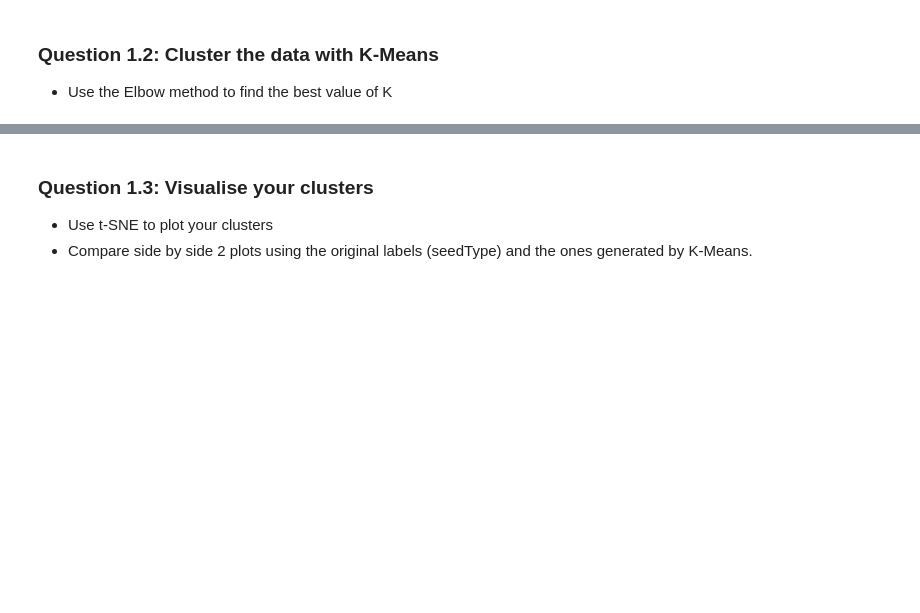
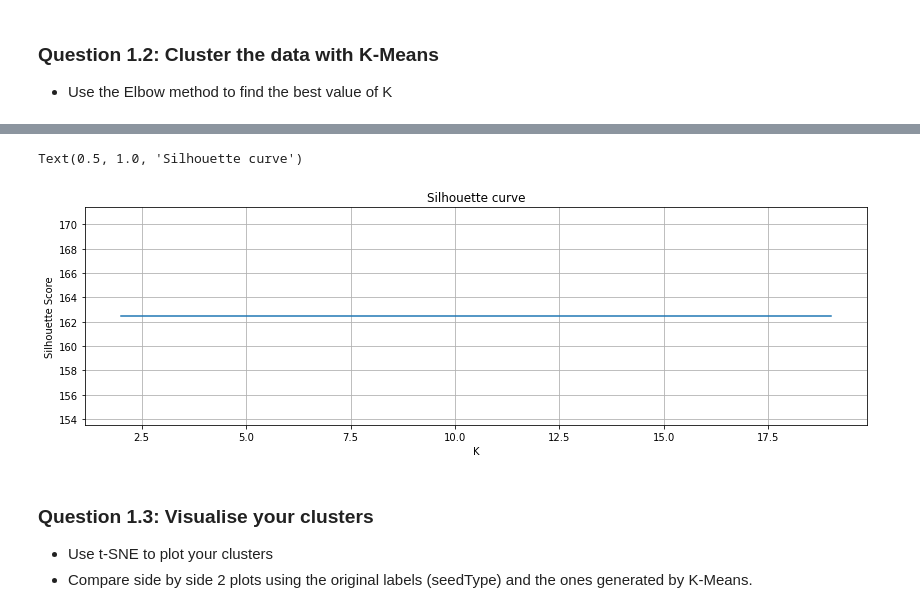
Before and after one commit to Seif-Wessam/2023, a Jupyter notebook: Exercises/08 - Learning from data - Unsupervised learning/Unsupervised_Learning.ipynb, the cells around one changed output, grey strips where cells are left out. Cells and saved outputs as stored; diff of their text form; code cells hidden in the pictures; blank space fills up the shorter version.

```diff
--- a/Exercises/08 - Learning from data - Unsupervised learning/Unsupervised_Learning.ipynb
+++ b/Exercises/08 - Learning from data - Unsupervised learning/Unsupervised_Learning.ipynb
@@ -361,3 +401,23 @@ In this exercise, we are interested in discovering structure in the data by hidi
+# %%
+from sklearn.metrics import silhouette_score
+silhouette_list = []
+k_list = []
+for k in range(2, 20):
+    k_mean_model = KMeans(n_clusters=k)
+    labels = k_mean_model.fit_predict(useful_X)
+    silhouette = silhouette_score(useful_X, labels)
+    silhouette_list.append(inertia)
+    k_list.append(k)
+
+fig, ax = plt.subplots(figsize=(14, 4))
+ax.plot(k_list, silhouette_list, label = 'Silhouette Score')
+ax.grid()
+ax.set_xlabel("K")
+ax.set_ylabel("Silhouette Score")
+ax.set_title("Silhouette curve")
+# %% [output]
+Text(0.5, 1.0, 'Silhouette curve')
+[figure, added]
 # %% [markdown]
 ### Question 1.3: Visualise your clusters
 
```
Also changed, not shown: parts of 12 cells of this notebook.
